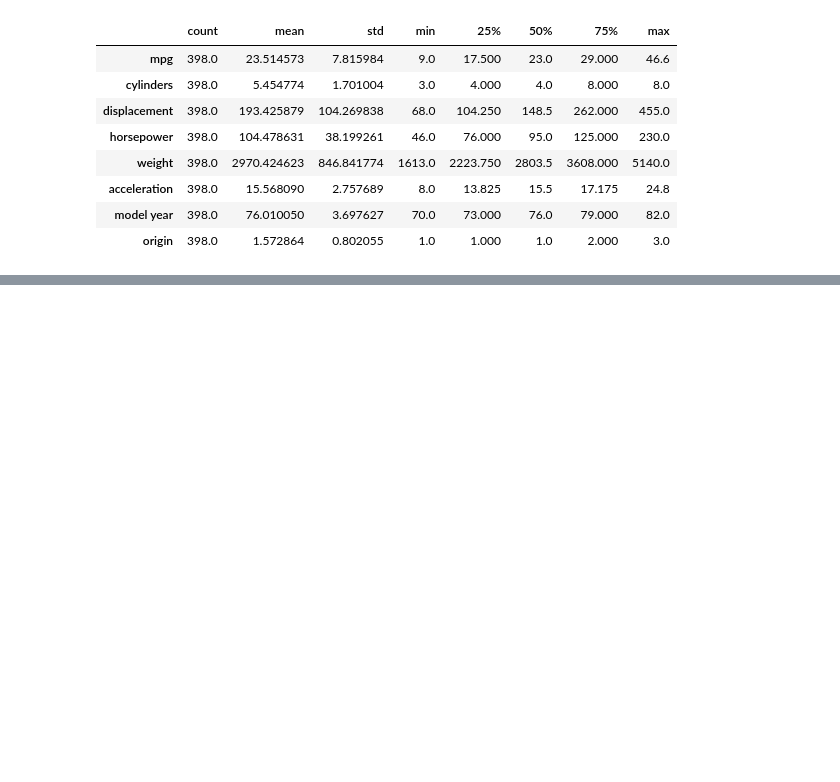
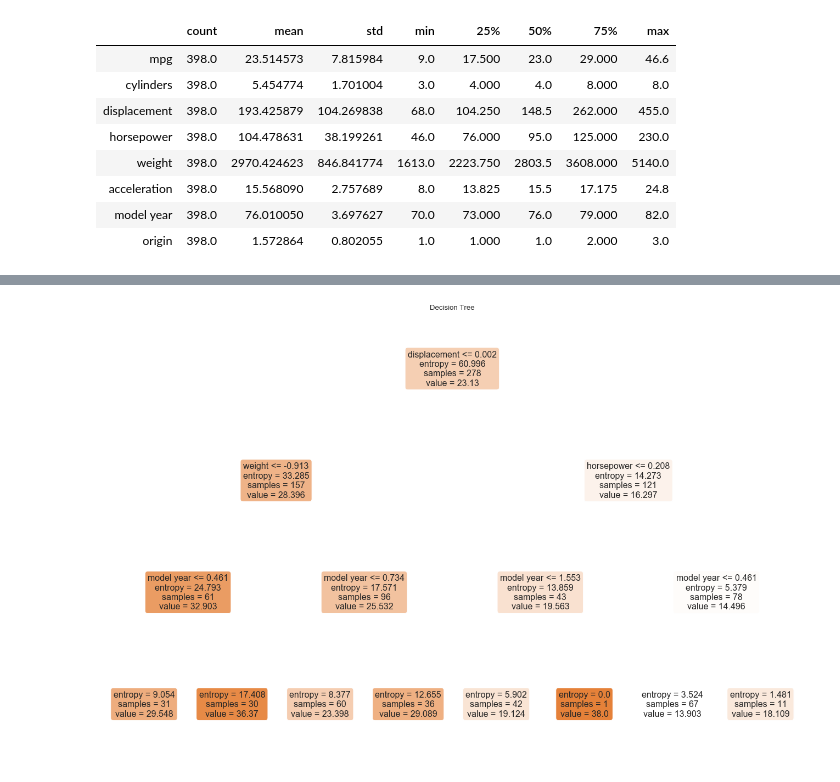
Before and after one commit to mariosfish/machine_learning_classification, a Jupyter notebook: Auto MPG/Auto MPG data set.ipynb, the cells around one changed output, grey strips where cells are left out. Cells and saved outputs as stored; diff of their text form; code cells hidden in the pictures; blank space fills up the shorter version.

```diff
--- a/Auto MPG/Auto MPG data set.ipynb
+++ b/Auto MPG/Auto MPG data set.ipynb
@@ -377,0 +227,6 @@ Average absolute error: 4.07
+# %%
+# Standardization
+scaler = StandardScaler()
+scaler.fit(X_train)
+X_train = scaler.fit_transform(X_train)
+X_test = scaler.transform(X_test)
@@ -377,0 +243,6 @@ Average absolute error: 4.07
+# %%
+# Initialize a Logistic Regression estimator.
+linreg=LinearRegression(n_jobs=-1)
+
+# Train the estimator.
+linreg.fit(X_train,y_train)
@@ -377,0 +278,14 @@ Average absolute error: 4.07
+# %%
+# Hyperparameters to be checked.
+parameters = {'normalize':[True, False],
+              'fit_intercept':[True, False]
+             }
+
+# Linear Regression estimator.
+default_linreg=LinearRegression(n_jobs=-1)
+
+# GridSearchCV estimator.
+gs_linreg = GridSearchCV(default_linreg, parameters, cv=10, n_jobs=-1, verbose=1)
+
+# Train the GridSearchCV estimator and search for the best parameters.
+gs_linreg.fit(X_train,y_train)
@@ -377,0 +335,6 @@ Average absolute error: 4.07
+# %%
+# Initialize a decision tree estimator.
+tr = tree.DecisionTreeRegressor(max_depth=3, random_state=25)
+
+# Train the estimator.
+tr.fit(X_train, y_train)
@@ -377,0 +357,7 @@ Average absolute error: 4.07
+# %%
+# Plot the tree.
+fig=plt.figure(figsize=(23,15))
+tree.plot_tree(tr.fit(X_train, y_train),feature_names=X.columns,filled=True,rounded=True,fontsize=16);
+plt.title('Decision Tree');
+# %% [output]
+[figure, added]
```
Also changed, not shown: parts of 88 cells of this notebook, 14 other files.
